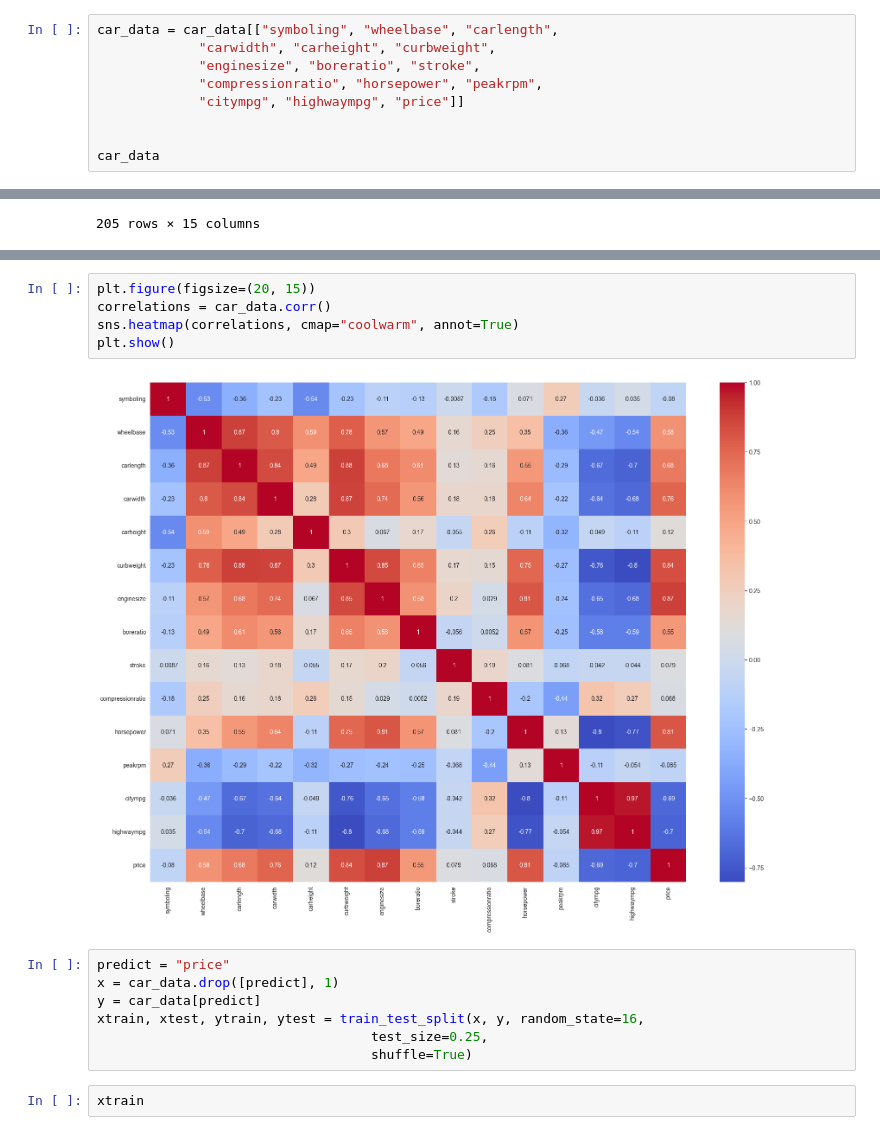
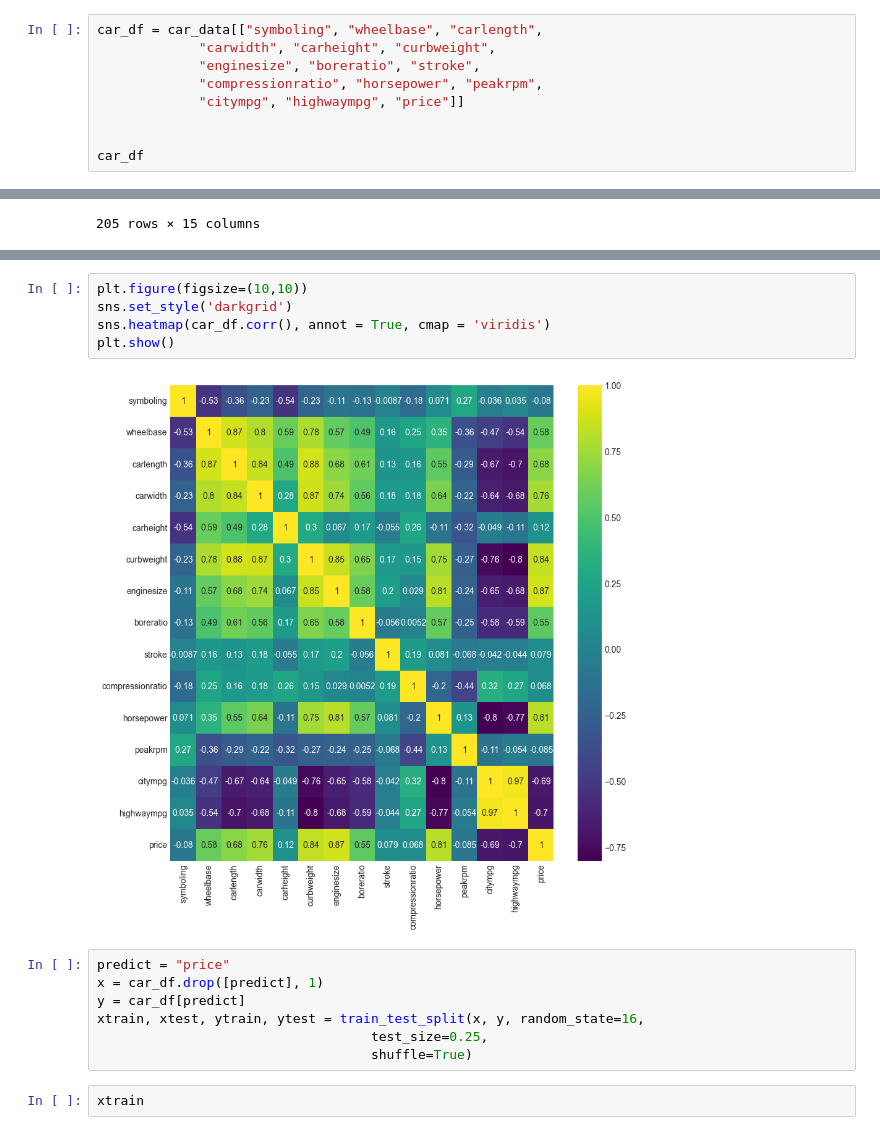
Before and after one commit to abd1bayev/Vehicle-analysis_and_forecasting, a Jupyter notebook: Car_analysis.ipynb, the cells around one changed output, grey strips where cells are left out. Saved outputs shown, nothing was run; the diff lists cells and outputs as text.

```diff
--- a/Car_analysis.ipynb
+++ b/Car_analysis.ipynb
@@ -138,14 +149,14 @@ array(['alfa-romero giulia', 'alfa-romero stelvio',
        'volvo 145e (sw)', 'volvo 144ea', 'volvo 244dl', 'volvo 245',
        'volvo 264gl', 'volvo diesel', 'volvo 246'], dtype=object)
 # %%
-car_data = car_data[["symboling", "wheelbase", "carlength",
+car_df = car_data[["symboling", "wheelbase", "carlength",
              "carwidth", "carheight", "curbweight",
              "enginesize", "boreratio", "stroke",
              "compressionratio", "horsepower", "peakrpm",
              "citympg", "highwaympg", "price"]]
 
 
-car_data
+car_df
 # %% [output]
 |  | symboling | wheelbase | carlength | carwidth | carheight | curbweight | enginesize | boreratio | stroke | ... |
 | 0 | 3 | 88.6 | 168.8 | 64.1 | 48.8 | 2548 | 130 | 3.47 | 2.68 | ... |
@@ -168,14 +197,14 @@ plt.show()
 # %%
-plt.figure(figsize=(20, 15))
-correlations = car_data.corr()
-sns.heatmap(correlations, cmap="coolwarm", annot=True)
+plt.figure(figsize=(10,10))
+sns.set_style('darkgrid')
+sns.heatmap(car_df.corr(), annot = True, cmap = 'viridis')
 plt.show()
 # %% [output]
-[figure, old version]
+[figure, new version]
 # %%
 predict = "price"
-x = car_data.drop([predict], 1)
-y = car_data[predict]
+x = car_df.drop([predict], 1)
+y = car_df[predict]
 xtrain, xtest, ytrain, ytest = train_test_split(x, y, random_state=16,
                                    test_size=0.25,
                                    shuffle=True)
```
Also changed, not shown: parts of 7 cells of this notebook, 2 other files.
